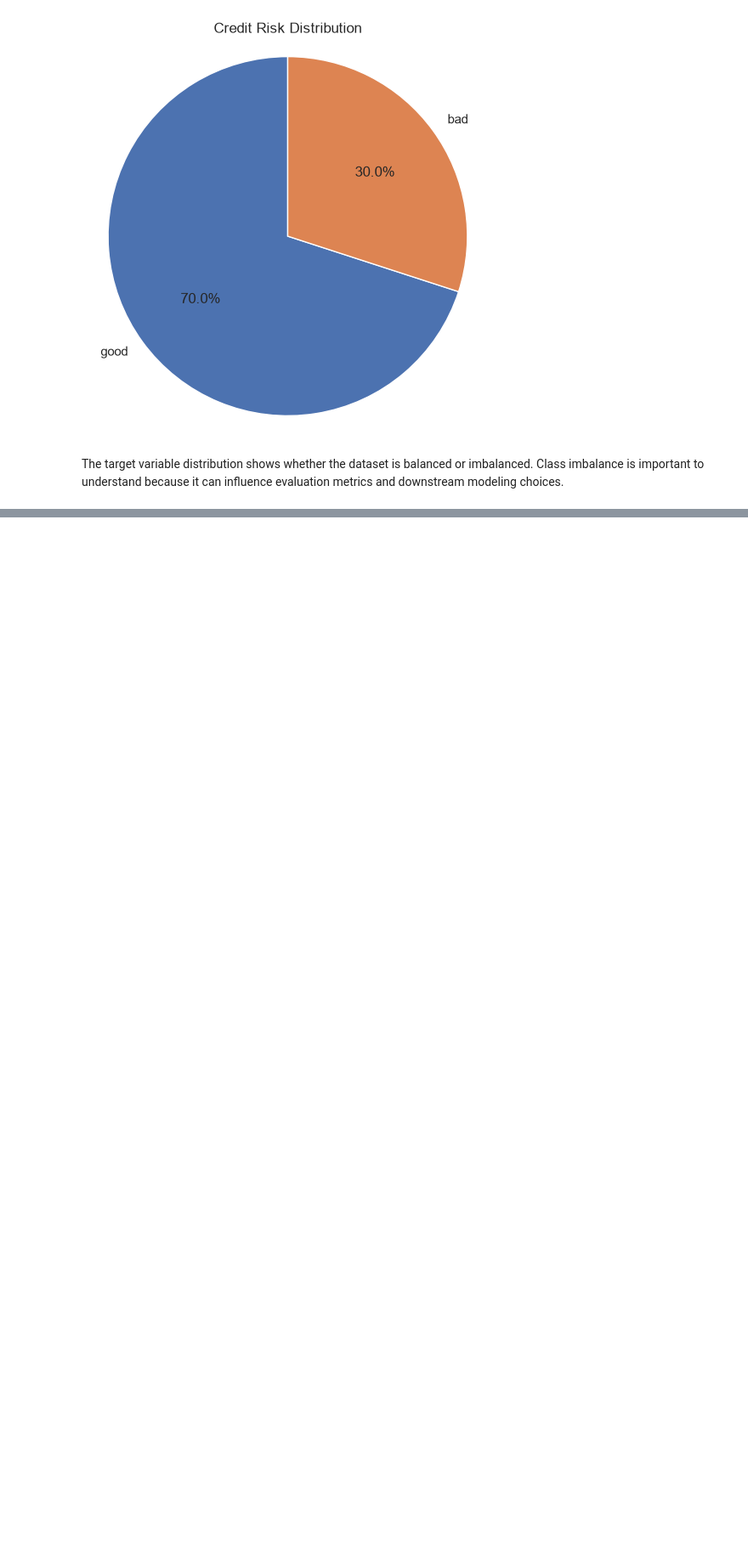
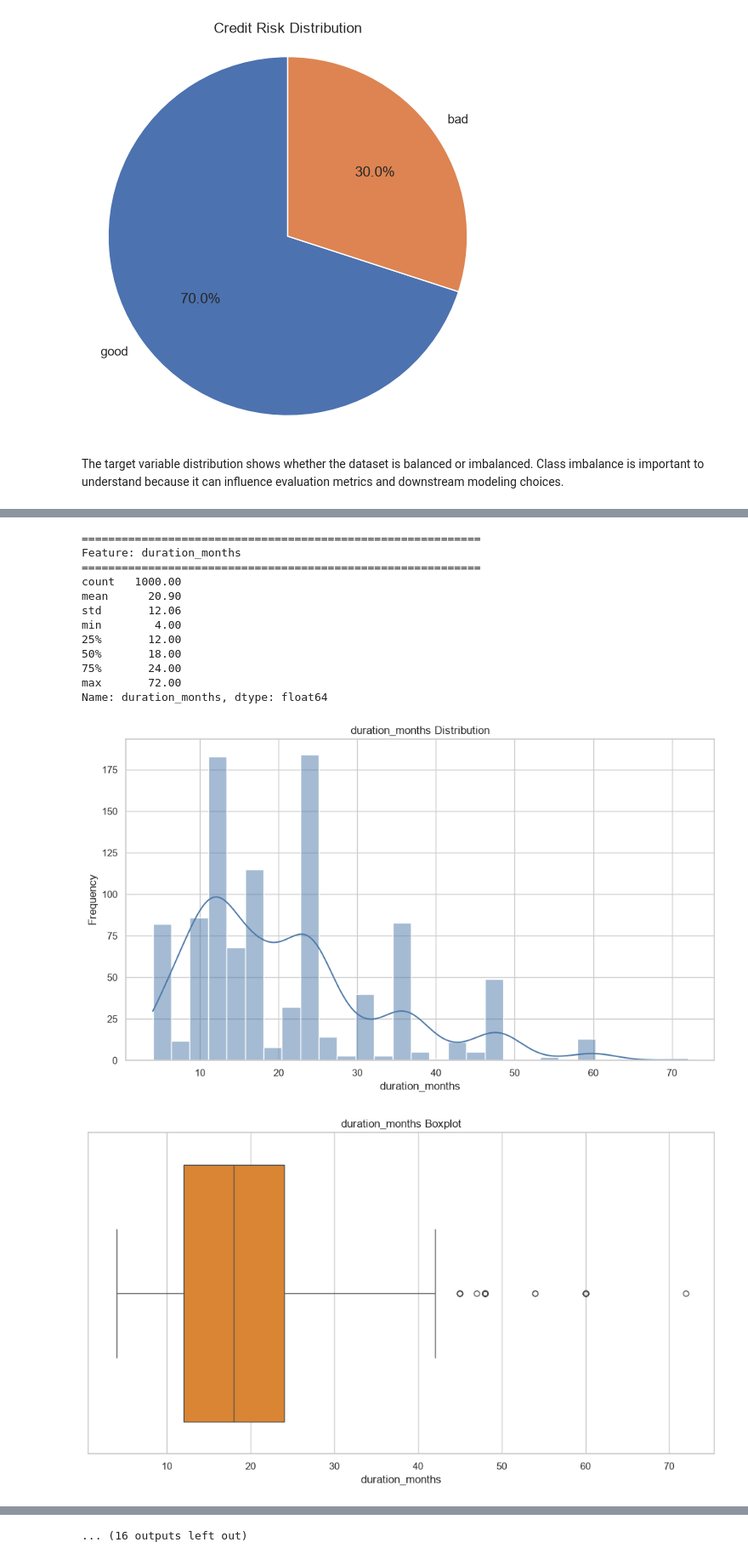
Before and after one commit to muzammilmarwat/CodeAlpha_CreditScoringModel, a Jupyter notebook: notebooks/01_Exploratory_Data_Analysis.ipynb, the cells around one changed output, grey strips where cells are left out. Shown at 85% size. Saved outputs shown, nothing was run; the diff lists cells and outputs as text; code cells hidden in the pictures; blank space fills up the shorter version.

Commit message:
Complete Phase 3: Comprehensive exploratory data analysis

```diff
--- a/notebooks/01_Exploratory_Data_Analysis.ipynb
+++ b/notebooks/01_Exploratory_Data_Analysis.ipynb
@@ -219,0 +226,71 @@ The target variable distribution shows whether the dataset is balanced or imbala
+# %%
+from pathlib import Path
+from IPython.display import Markdown, display
+
+output_dir = Path('../images/eda')
+output_dir.mkdir(parents=True, exist_ok=True)
+
+sns.set_theme(style='whitegrid')
+plt.rcParams['figure.figsize'] = (10, 6)
+
+numeric_cols = [col for col in df.select_dtypes(include=['number']).columns if col != 'credit_risk']
+
+for col in numeric_cols:
+    print(f"\n{'=' * 60}\nFeature: {col}\n{'=' * 60}")
+    print(df[col].describe())
+
+    if col in ['installment_rate', 'people_liable', 'existing_credits', 'present_residence_years']:
+        plt.figure(figsize=(10, 6))
+        sns.countplot(data=df, x=col, order=sorted(df[col].unique()), color='#4C78A8')
+        plt.title(f'{col} Countplot')
+        plt.xlabel(col)
+        plt.ylabel('Count')
+        plt.tight_layout()
+        plt.savefig(output_dir / f'{col}_countplot.png', dpi=300, bbox_inches='tight')
+        plt.show()
+    else:
+        plt.figure(figsize=(10, 6))
+        sns.histplot(df[col], kde=True, color='#4C78A8')
+        plt.title(f'{col} Distribution')
+        plt.xlabel(col)
+        plt.ylabel('Frequency')
+        plt.tight_layout()
+        plt.savefig(output_dir / f'{col}_histogram.png', dpi=300, bbox_inches='tight')
+        plt.show()
+
+    plt.figure(figsize=(10, 6))
+    sns.boxplot(x=df[col], color='#F58518')
+    plt.title(f'{col} Boxplot')
+    plt.xlabel(col)
+    plt.tight_layout()
+    plt.savefig(output_dir / f'{col}_boxplot.png', dpi=300, bbox_inches='tight')
+    plt.show()
+
+    skewness = df[col].skew()
+    q1 = df[col].quantile(0.25)
+    q3 = df[col].quantile(0.75)
+    iqr = q3 - q1
+    lower_bound = q1 - 1.5 * iqr
+    upper_bound = q3 + 1.5 * iqr
+    outlier_count = ((df[col] < lower_bound) | (df[col] > upper_bound)).sum()
+
+    display(Markdown(
+        f"**Observation for {col}:** The distribution may be {'right-skewed' if skewness > 0.5 else 'left-skewed' if skewness < -0.5 else 'approximately symmetric'} "
+        f"with a skewness of {skewness:.2f}. The number of potential outliers is {outlier_count}. "
+        f"This helps us understand the underlying financial behavior of this feature and whether its spread may affect downstream analysis."
+    ))
+# %% [output]
+============================================================
+Feature: duration_months
+============================================================
+count   1000.00
+mean      20.90
+std       12.06
+min        4.00
+25%       12.00
+50%       18.00
+75%       24.00
+max       72.00
+Name: duration_months, dtype: float64
+[figure, added]
+[figure, added]
@@ -219,0 +328 @@ The target variable distribution shows whether the dataset is balanced or imbala
+... (16 outputs left out)
```
Also changed, not shown: parts of 15 cells of this notebook, 27 other files.
